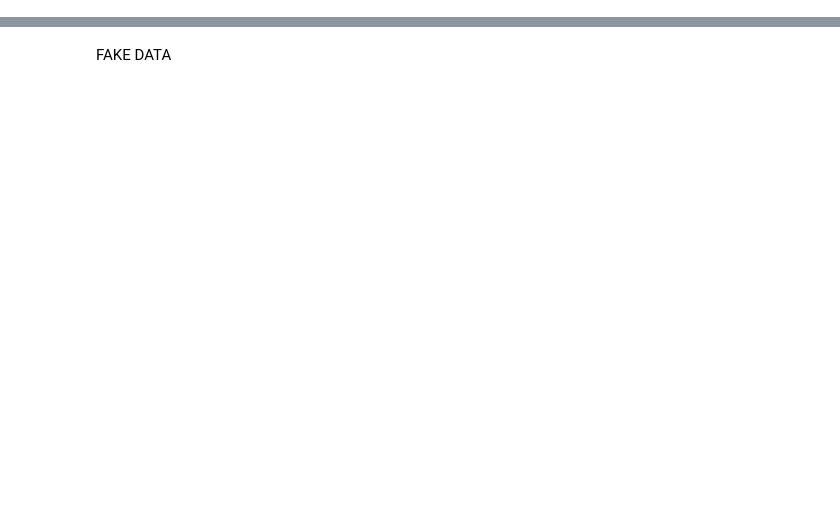
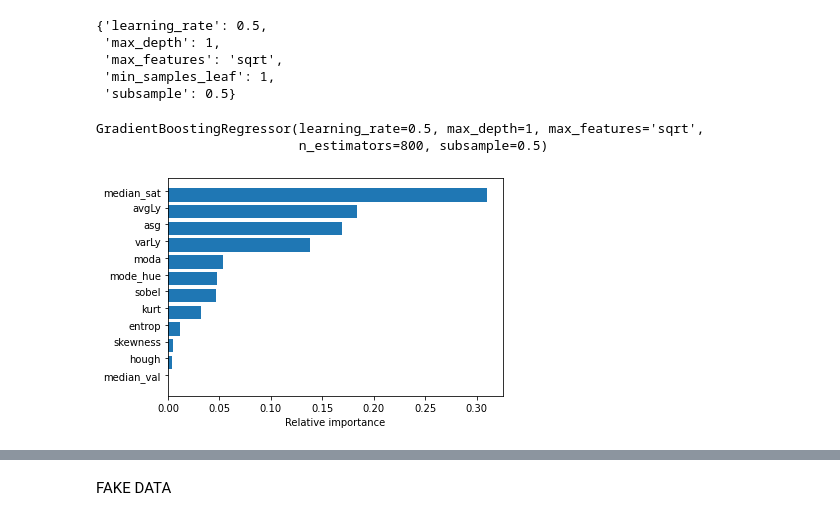
Before and after one commit to asoriagomez/anonymization, a Jupyter notebook: decision_trees.ipynb, the cells around one changed output, grey strips where cells are left out. Drawn from its saved outputs; the diff is of its cells as text; code cells hidden in the pictures; blank space fills up the shorter version.

```diff
--- a/decision_trees.ipynb
+++ b/decision_trees.ipynb
@@ -61,0 +154,35 @@ y.append(deg_results['mre'])
+# %%
+# Tune the hyperparameters
+#param_grid = {'learning_rate': [0.5, 0.1, 0.05, 0.02],'max_depth': [1, 3, 5, 9],'min_samples_leaf': [1, 3, 10, 17], 'max_features': ['sqrt','log2'], 'subsample': [0.1, 0.5, 0.8]}
+
+param_grid = {'learning_rate': [0.5, 0.1, 0.05],'max_depth': [1, 3, 5],'min_samples_leaf': [1, 3], 'max_features': ['sqrt', 'log2'], 'subsample': [0.5, 0.8, 1]}
+
+est = GradientBoostingRegressor(n_estimators=800)
+# this may take some minutes
+gs_cv = GridSearchCV(est, param_grid, n_jobs=1).fit(X_train, y_train)
+
+# best hyperparameter setting
+gs_cv.best_params_
+# %% [output]
+{'learning_rate': 0.5,
+ 'max_depth': 1,
+ 'max_features': 'sqrt',
+ 'min_samples_leaf': 1,
+ 'subsample': 0.5}
+# %%
+# Create the estimator with good parameters
+
+estimator = GradientBoostingRegressor(n_estimators = 800, learning_rate = 0.5, max_depth = 1, max_features = 'sqrt', min_samples_leaf = 1, subsample = 0.5)
+estimator.fit(X_train, y_train)
+# %% [output]
+GradientBoostingRegressor(learning_rate=0.5, max_depth=1, max_features='sqrt',
+                          n_estimators=800, subsample=0.5)
+# %%
+# sort importances
+indices = np.argsort(estimator.feature_importances_)
+# plot as bar chart
+plt.barh(np.arange(len(names)), estimator.feature_importances_[indices])
+plt.yticks(np.arange(len(names)) + 0.25, np.array(names)[indices])
+_ = plt.xlabel('Relative importance')
+# %% [output]
+[figure, added]
```
Also changed, not shown: parts of 29 cells of this notebook, 3 other files.
